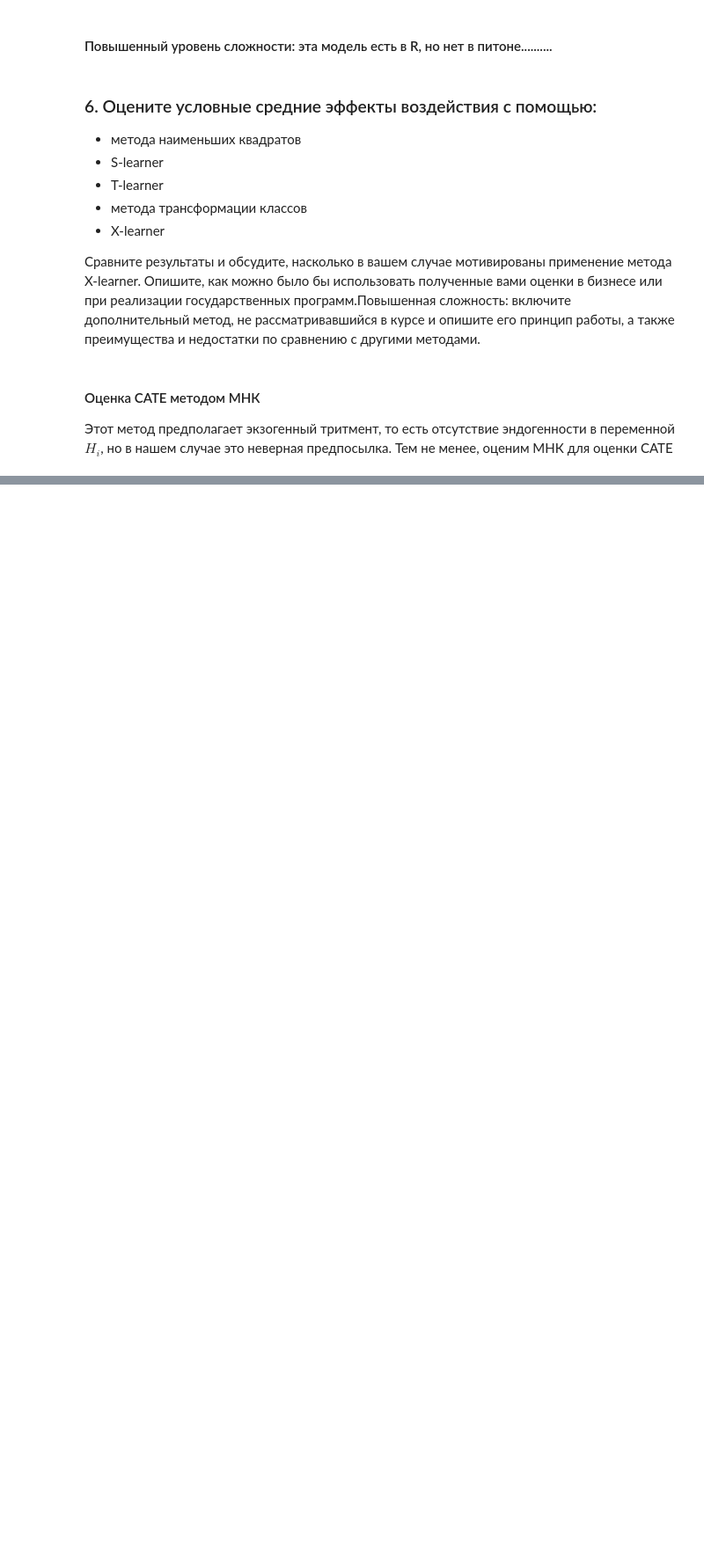
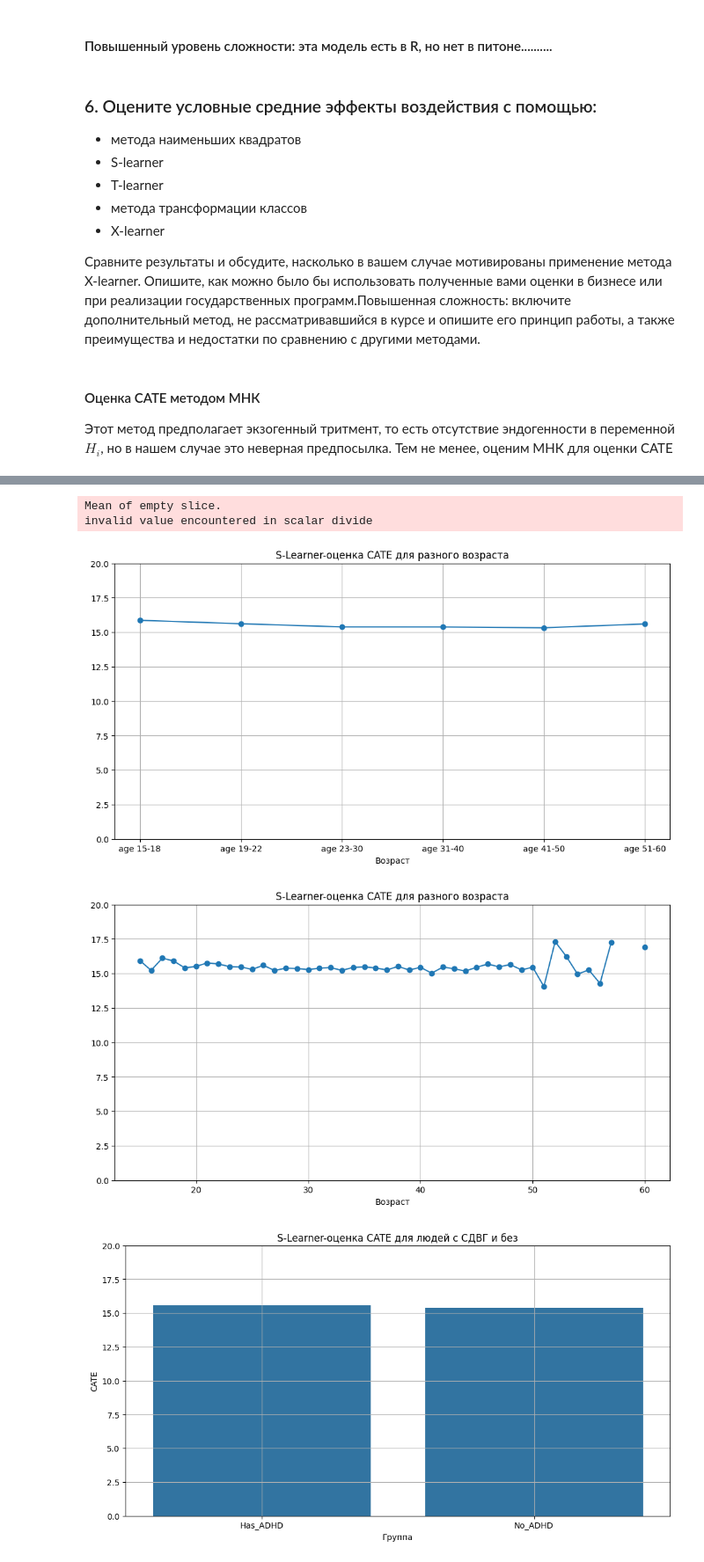
Before and after one commit to Zianielir/text_recall_and_education_research, a Jupyter notebook: 5_effects.ipynb, the cells around one changed output, grey strips where cells are left out. Shown: that part at 88% size. Saved outputs shown, nothing was run; the diff lists cells and outputs as text; code cells hidden in the pictures; blank space fills up the shorter version.

```diff
--- a/5_effects.ipynb
+++ b/5_effects.ipynb
@@ -621,0 +629,10 @@ plt.title('МНК оценка CATE для разного возраста');
+# %%
+X_slearner = pd.concat([X_dml, T_dml], axis=1)
+
+best_model_for_slearner = cv_random_forest(X=X_slearner,
+                                           y=y_dml)
+# %%
+y_1_slearner = best_model_for_slearner.predict(pd.concat([X_dml, pd.Series(1, index=X_dml.index, name='higher_edu')], axis=1))
+y_0_slearner = best_model_for_slearner.predict(pd.concat([X_dml, pd.Series(0, index=X_dml.index, name='higher_edu')], axis=1))
+
+cte_slearner = y_1_slearner - y_0_slearner
@@ -622 +684,36 @@ plt.title('МНК оценка CATE для разного возраста');
+# %%
+# Графики для CATE по СДВГ
+
+def show_cate_by_adhd(X_dml, cte, method='МНК'):
+    cates_adhd_groups = []
+
+    adhd_groups = {
+        'Has_ADHD': (X_dml['adhd'] == 1),
+        'No_ADHD': (X_dml['adhd'] == 0),
+    }
+
+    for adhd_group, adhd_mask in adhd_groups.items():
+        cates_adhd_groups.append(cte[adhd_mask].mean())
+
+    CATE_by_adhd = pd.DataFrame({'CATE': cates_adhd_groups,
+                                'adhd': adhd_groups.keys()})
+
+    plt.figure(figsize=(12, 6))
+    sns.barplot(data=CATE_by_adhd, x='adhd', y='CATE')
+    plt.title(f'{method}-оценка CATE для людей с СДВГ и без')
+    plt.grid()
+    plt.xlabel('Группа')
+    plt.ylim(0, 20)
+# %%
+show_cate_by_age_group(X_dml, cte_slearner, 'S-Learner')
+
+show_cate_by_age(X_dml, cte_slearner, 'S-Learner')
+
+show_cate_by_adhd(X_dml, cte_slearner, 'S-Learner')
+# %% [output]
+Mean of empty slice.
+invalid value encountered in scalar divide
+[figure, added]
+[figure, added]
+[figure, added]
 # %% [markdown]
```
Also changed, not shown: parts of 39 cells of this notebook.
